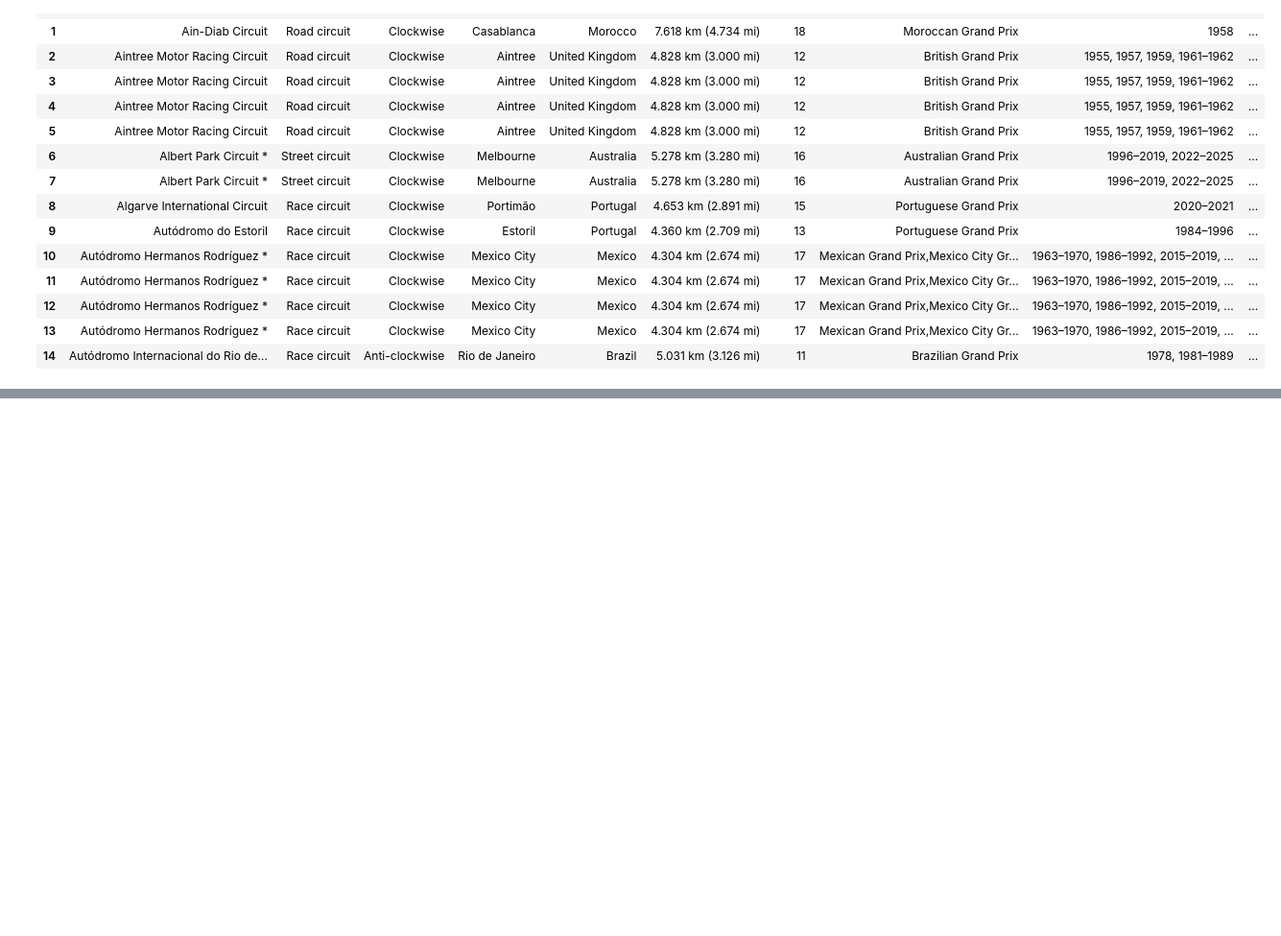
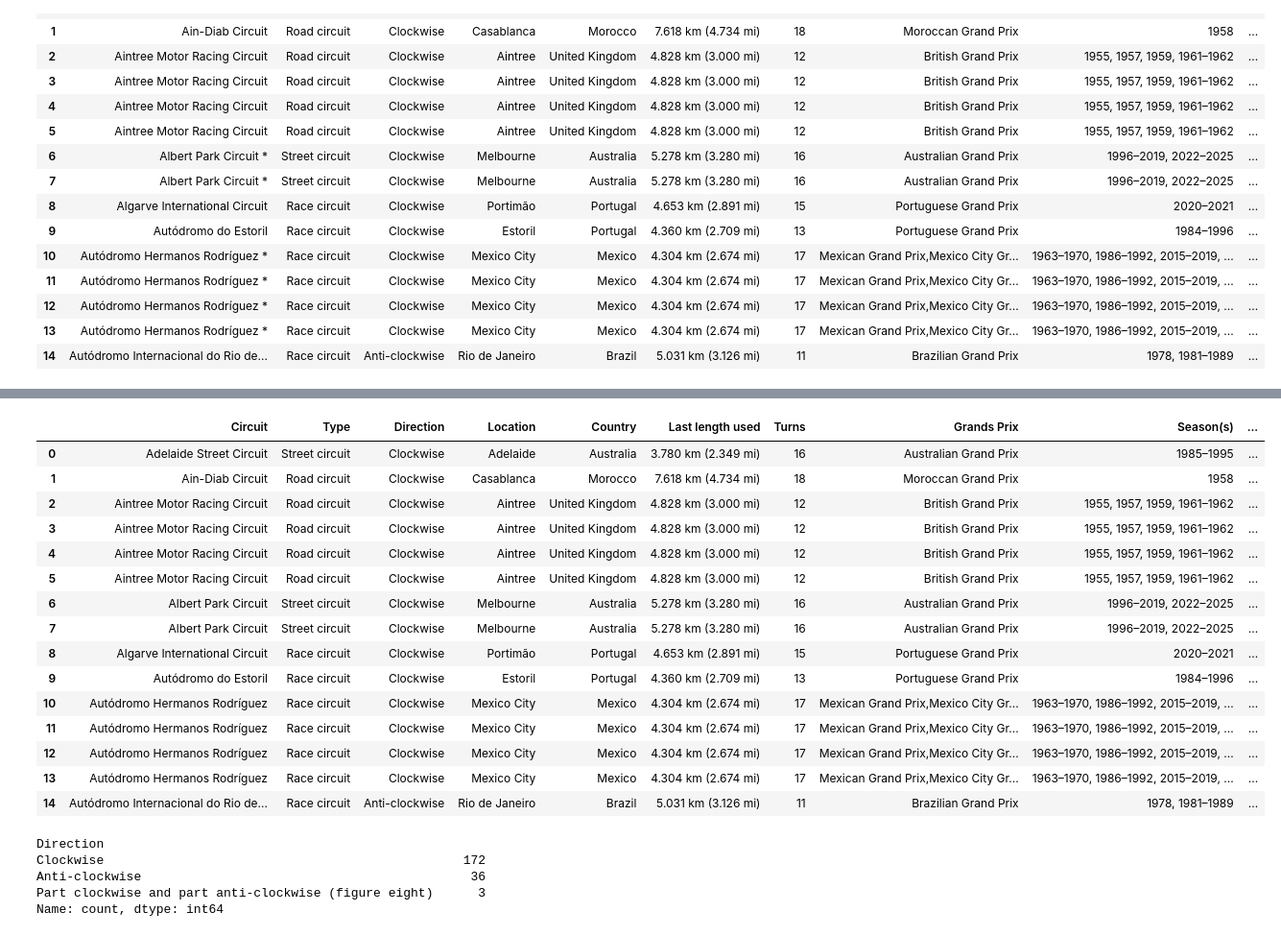
Before and after one commit to michalwietecki/f1-weather-dwh, a Jupyter notebook: circuts_wiki_scrape.ipynb, the cells around one changed output, grey strips where cells are left out. Shown at 96% size. Saved outputs shown, nothing was run; the diff lists cells and outputs as text; code cells hidden in the pictures; blank space fills up the shorter version.

```diff
--- a/circuts_wiki_scrape.ipynb
+++ b/circuts_wiki_scrape.ipynb
@@ -326,2 +379,71 @@ scd2_df[(scd2_df['from'] <= 2014) & (scd2_df['to'] >= 2014)]
+# %%
+def dms_to_decimal(dms_str):
+    import re
+
+    dms_str = dms_str.strip()
+
+    # (np. 47°56′12″N)
+    full_match = re.match(r"(\d+)°(\d+)′([\d.]+)″([NSEW])", dms_str)
+    # (np. 47°56′N)
+    no_seconds_match = re.match(r"(\d+)°(\d+)′([NSEW])", dms_str)
+    # # Wzorce: tylko stopnie (np. 47°N)
+    # degrees_only_match = re.match(r"(\d+)°([NSEW])", dms_str)
+
+    if full_match:
+        degrees, minutes, seconds, direction = full_match.groups()
+        degrees = int(degrees)
+        minutes = int(minutes)
+        seconds = float(seconds)
+    elif no_seconds_match:
+        degrees, minutes, direction = no_seconds_match.groups()
+        degrees = int(degrees)
+        minutes = int(minutes)
+        seconds = 0.0
+    elif degrees_only_match:
+        degrees, direction = degrees_only_match.groups()
+        degrees = int(degrees)
+        minutes = 0
+        seconds = 0.0
+    else:
+        raise ValueError(f"Niepoprawny format: {dms_str}")
+
+    decimal = degrees + minutes / 60 + seconds / 3600
+
+    if direction in ['S', 'W']:
+        decimal = -decimal
+
+    return round(decimal, 4)
+# %%
+scd2_df['Latitude'] = scd2_df['Latitude'].apply(dms_to_decimal)
+scd2_df['Longitude'] = scd2_df['Longitude'].apply(dms_to_decimal)
+# %%
+scd2_df['Circuit'] = scd2_df['Circuit'].str.replace(r'\*$', '', regex=True)
+# %%
+scd2_df.head(15)
+# %% [output]
+|  | Circuit | Type | Direction | Location | Country | Last length used | Turns | Grands Prix | Season(s) | ... |
+| 0 | Adelaide Street Circuit | Street circuit | Clockwise | Adelaide | Australia | 3.780 km (2.349 mi) | 16 | Australian Grand Prix | 1985–1995 | ... |
+| 1 | Ain-Diab Circuit | Road circuit | Clockwise | Casablanca | Morocco | 7.618 km (4.734 mi) | 18 | Moroccan Grand Prix | 1958 | ... |
+| 2 | Aintree Motor Racing Circuit | Road circuit | Clockwise | Aintree | United Kingdom | 4.828 km (3.000 mi) | 12 | British Grand Prix | 1955, 1957, 1959, 1961–1962 | ... |
+| 3 | Aintree Motor Racing Circuit | Road circuit | Clockwise | Aintree | United Kingdom | 4.828 km (3.000 mi) | 12 | British Grand Prix | 1955, 1957, 1959, 1961–1962 | ... |
+| 4 | Aintree Motor Racing Circuit | Road circuit | Clockwise | Aintree | United Kingdom | 4.828 km (3.000 mi) | 12 | British Grand Prix | 1955, 1957, 1959, 1961–1962 | ... |
+| 5 | Aintree Motor Racing Circuit | Road circuit | Clockwise | Aintree | United Kingdom | 4.828 km (3.000 mi) | 12 | British Grand Prix | 1955, 1957, 1959, 1961–1962 | ... |
+| 6 | Albert Park Circuit | Street circuit | Clockwise | Melbourne | Australia | 5.278 km (3.280 mi) | 16 | Australian Grand Prix | 1996–2019, 2022–2025 | ... |
+| 7 | Albert Park Circuit | Street circuit | Clockwise | Melbourne | Australia | 5.278 km (3.280 mi) | 16 | Australian Grand Prix | 1996–2019, 2022–2025 | ... |
+| 8 | Algarve International Circuit | Race circuit | Clockwise | Portimão | Portugal | 4.653 km (2.891 mi) | 15 | Portuguese Grand Prix | 2020–2021 | ... |
+| 9 | Autódromo do Estoril | Race circuit | Clockwise | Estoril | Portugal | 4.360 km (2.709 mi) | 13 | Portuguese Grand Prix | 1984–1996 | ... |
+| 10 | Autódromo Hermanos Rodríguez | Race circuit | Clockwise | Mexico City | Mexico | 4.304 km (2.674 mi) | 17 | Mexican Grand Prix,Mexico City Gr... | 1963–1970, 1986–1992, 2015–2019, ... | ... |
+| 11 | Autódromo Hermanos Rodríguez | Race circuit | Clockwise | Mexico City | Mexico | 4.304 km (2.674 mi) | 17 | Mexican Grand Prix,Mexico City Gr... | 1963–1970, 1986–1992, 2015–2019, ... | ... |
+| 12 | Autódromo Hermanos Rodríguez | Race circuit | Clockwise | Mexico City | Mexico | 4.304 km (2.674 mi) | 17 | Mexican Grand Prix,Mexico City Gr... | 1963–1970, 1986–1992, 2015–2019, ... | ... |
+| 13 | Autódromo Hermanos Rodríguez | Race circuit | Clockwise | Mexico City | Mexico | 4.304 km (2.674 mi) | 17 | Mexican Grand Prix,Mexico City Gr... | 1963–1970, 1986–1992, 2015–2019, ... | ... |
+| 14 | Autódromo Internacional do Rio de... | Race circuit | Anti-clockwise | Rio de Janeiro | Brazil | 5.031 km (3.126 mi) | 11 | Brazilian Grand Prix | 1978, 1981–1989 | ... |
+# %%
+scd2_df['Direction'].value_counts()
+# %% [output]
+Direction
+Clockwise                                                172
+Anti-clockwise                                            36
+Part clockwise and part anti-clockwise (figure eight)      3
+Name: count, dtype: int64
 # %%
 scd2_df.to_csv("circuts_scd2.csv", index=False)
```
Also changed, not shown: parts of 4 cells of this notebook, 1 other file.
